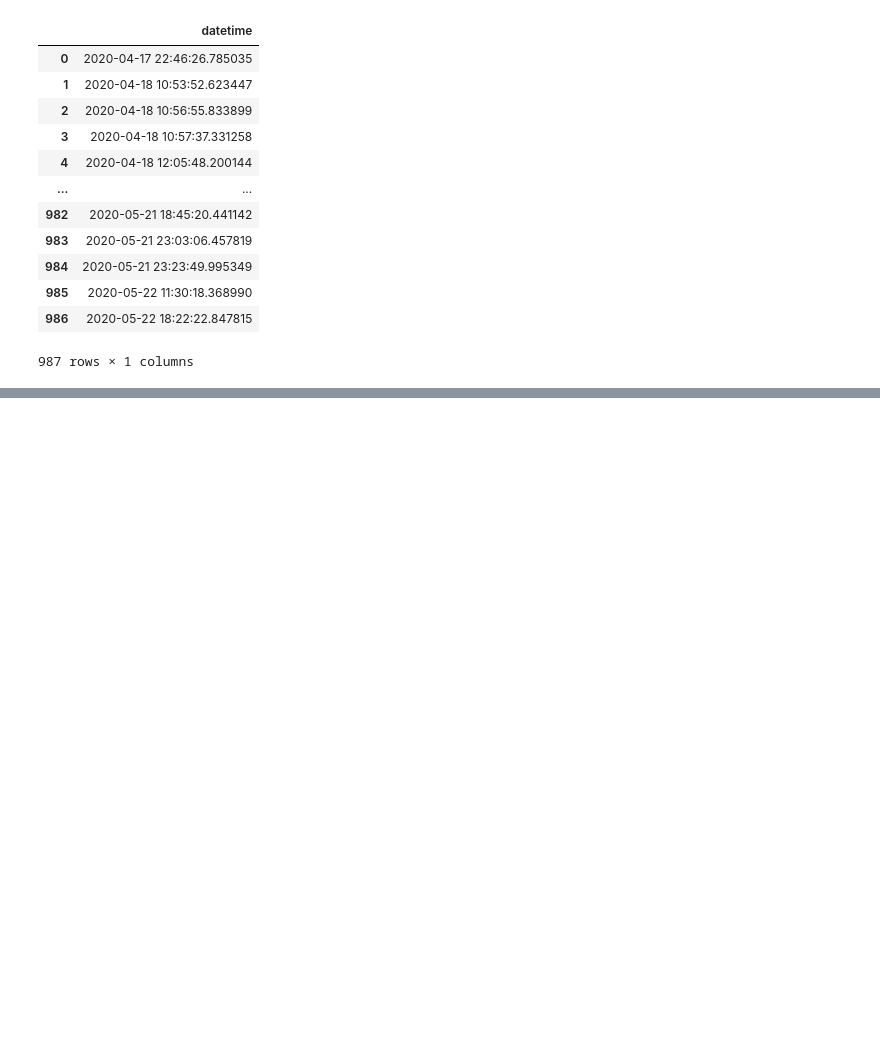
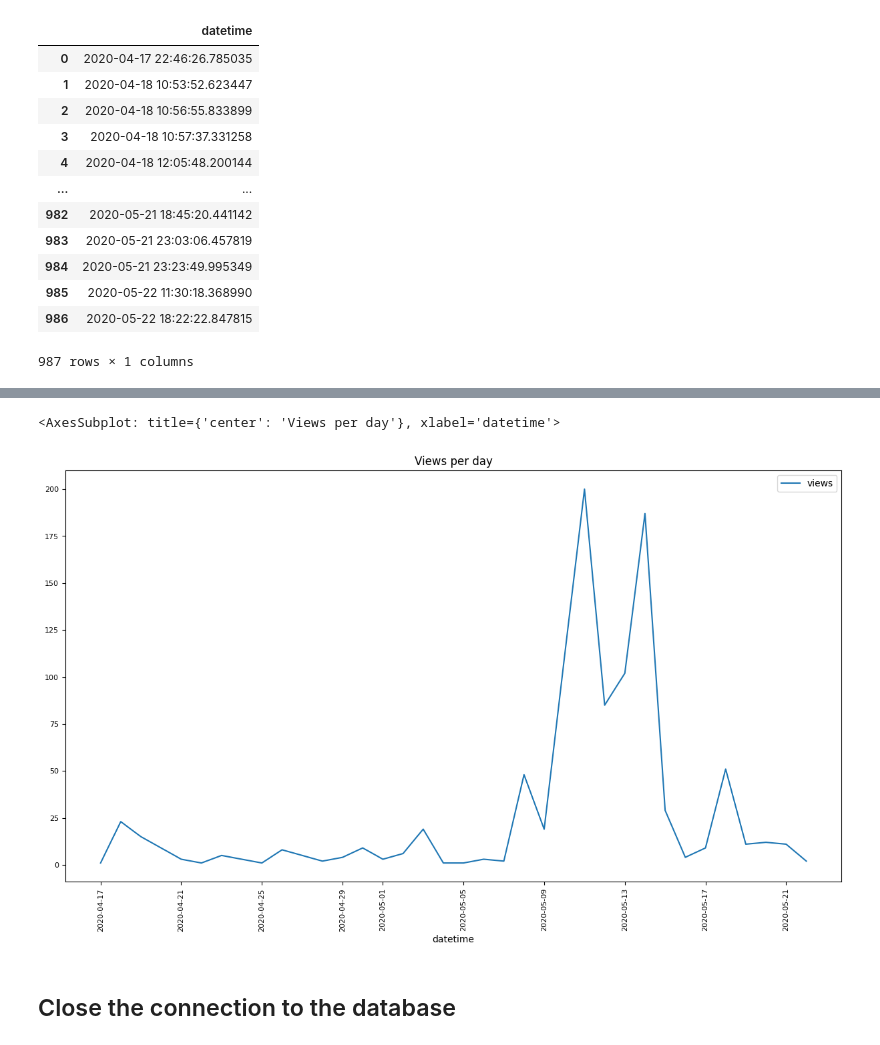
Before and after one commit to Smoooky/42-PiscinePythonDataScience, a Jupyter notebook: day07/ex00/00_line_chart.ipynb, the cells around one changed output, grey strips where cells are left out. Saved outputs shown, nothing was run; the diff lists cells and outputs as text; code cells hidden in the pictures; blank space fills up the shorter version.

```diff
--- a/day07/ex00/00_line_chart.ipynb
+++ b/day07/ex00/00_line_chart.ipynb
@@ -20,7 +20,7 @@ FROM
 WHERE
     uid LIKE 'user_%'
 """
-df = pd.read_sql(query, sql_con, parse_dates='')
+df = pd.read_sql(query, sql_con, parse_dates=['datetime'])
 # %%
 df
 # %% [output]
@@ -39,0 +42,4 @@ df
+# %%
+df = df.groupby(by=[df['datetime'].dt.date]).count()
+df.rename(columns={'datetime': 'views'}, inplace=True)
+df.head()
@@ -39,0 +60,7 @@ df
+# %%
+df.plot(figsize=(15, 8), fontsize=8, title='Views per day', rot=90)
+# %% [output]
+<AxesSubplot: title={'center': 'Views per day'}, xlabel='datetime'>
+[figure, added]
+# %% [markdown]
+## Close the connection to the database
```
Also changed, not shown: parts of 4 cells of this notebook, 9 other files.
